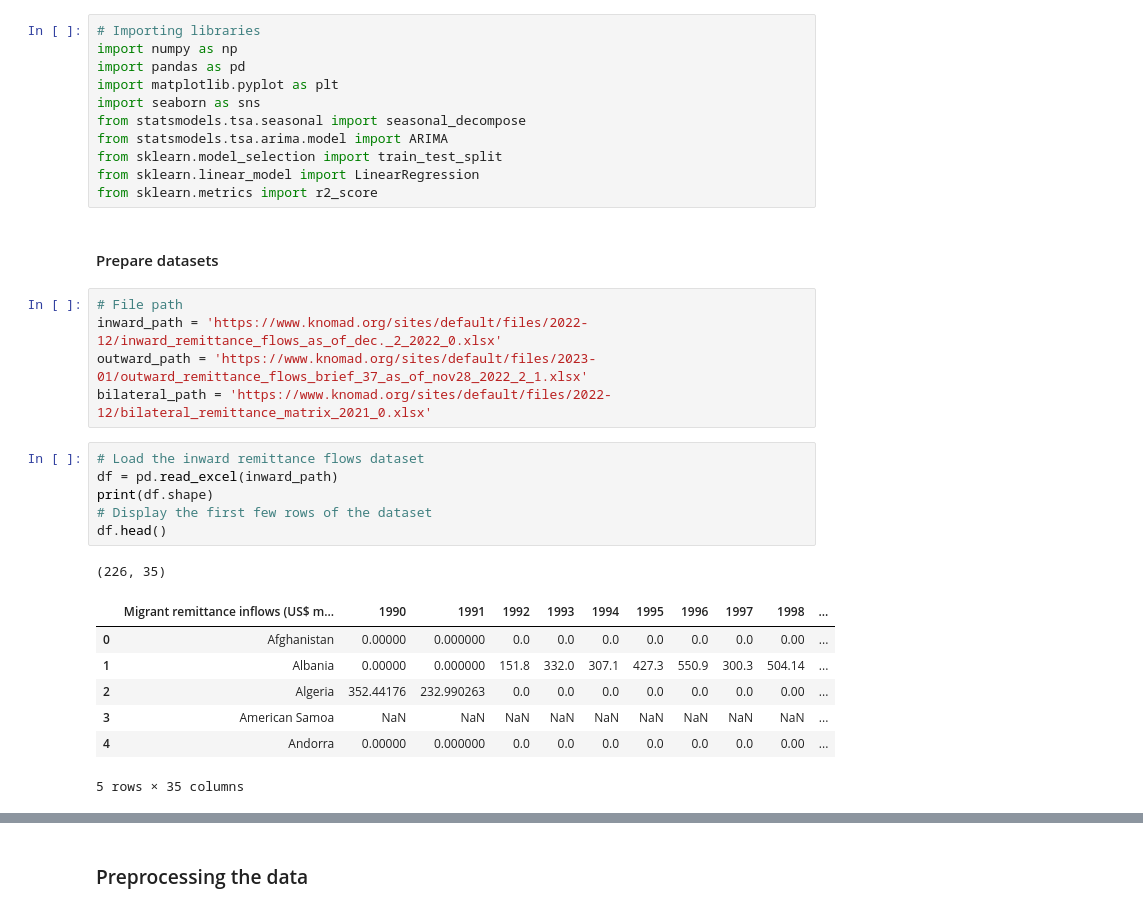
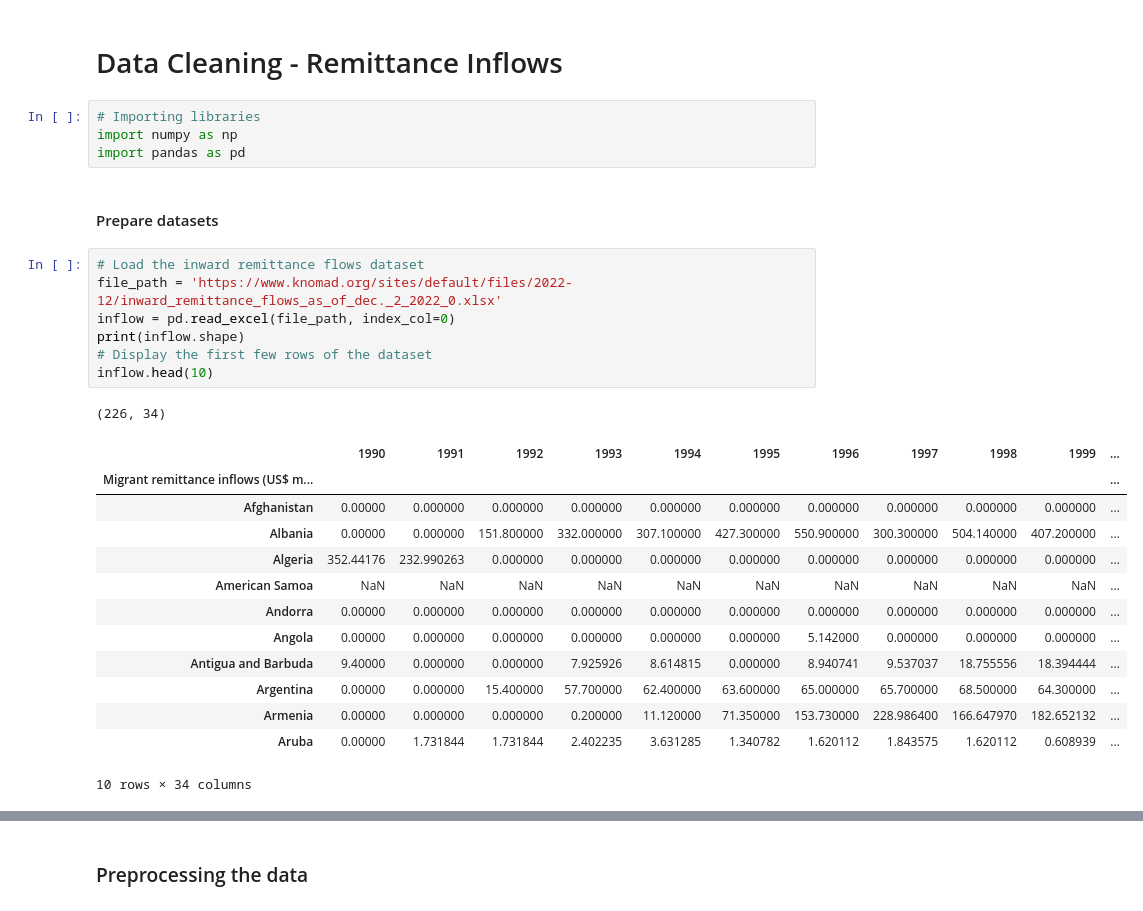
Before and after one commit to oakerekan/Bayes---Hamoye---Remittance-Pattern-and-Economic-development, a Jupyter notebook: Data_Cleaning_Remittance_Inflows.ipynb, the cells around one changed output, grey strips where cells are left out. Cells and saved outputs as stored; diff of their text form.

Commit message:
data cleaning - remittance inflows

```diff
--- a/Data_Cleaning_Remittance_Inflows.ipynb
+++ b/Data_Cleaning_Remittance_Inflows.ipynb
@@ -19,35 +1,32 @@ All monetary values are in terms of millions of US dollars.
-# %%
-# Importing libraries
-import numpy as np
-import pandas as pd
-import matplotlib.pyplot as plt
-import seaborn as sns
-from statsmodels.tsa.seasonal import seasonal_decompose
-from statsmodels.tsa.arima.model import ARIMA
-from sklearn.model_selection import train_test_split
-from sklearn.linear_model import LinearRegression
-from sklearn.metrics import r2_score
+# %% [markdown]
+# Data Cleaning - Remittance Inflows
+# %%
+# Importing libraries
+import numpy as np
+import pandas as pd
 # %% [markdown]
 #### Prepare datasets
-# %%
-# File path
-inward_path = 'https://www.knomad.org/sites/default/files/2022-12/inward_remittance_flows_as_of_dec._2_2022_0.xlsx'
-outward_path = 'https://www.knomad.org/sites/default/files/2023-01/outward_remittance_flows_brief_37_as_of_nov28_2022_2_1.xlsx'
-bilateral_path = 'https://www.knomad.org/sites/default/files/2022-12/bilateral_remittance_matrix_2021_0.xlsx'
 # %%
 # Load the inward remittance flows dataset
-df = pd.read_excel(inward_path)
-print(df.shape)
+file_path = 'https://www.knomad.org/sites/default/files/2022-12/inward_remittance_flows_as_of_dec._2_2022_0.xlsx'
+inflow = pd.read_excel(file_path, index_col=0)
+print(inflow.shape)
 # Display the first few rows of the dataset
-df.head()
+inflow.head(10)
 # %% [output]
-(226, 35)
+(226, 34)
-|  | Migrant remittance inflows (US$ m... | 1990 | 1991 | 1992 | 1993 | 1994 | 1995 | 1996 | 1997 | 1998 | ... |
-| 0 | Afghanistan | 0.00000 | 0.000000 | 0.0 | 0.0 | 0.0 | 0.0 | 0.0 | 0.0 | 0.00 | ... |
-| 1 | Albania | 0.00000 | 0.000000 | 151.8 | 332.0 | 307.1 | 427.3 | 550.9 | 300.3 | 504.14 | ... |
-| 2 | Algeria | 352.44176 | 232.990263 | 0.0 | 0.0 | 0.0 | 0.0 | 0.0 | 0.0 | 0.00 | ... |
-| 3 | American Samoa | NaN | NaN | NaN | NaN | NaN | NaN | NaN | NaN | NaN | ... |
-| 4 | Andorra | 0.00000 | 0.000000 | 0.0 | 0.0 | 0.0 | 0.0 | 0.0 | 0.0 | 0.00 | ... |
+|  | 1990 | 1991 | 1992 | 1993 | 1994 | 1995 | 1996 | 1997 | 1998 | 1999 | ... |
+| Migrant remittance inflows (US$ m... |  |  |  |  |  |  |  |  |  |  | ... |
+| Afghanistan | 0.00000 | 0.000000 | 0.000000 | 0.000000 | 0.000000 | 0.000000 | 0.000000 | 0.000000 | 0.000000 | 0.000000 | ... |
+| Albania | 0.00000 | 0.000000 | 151.800000 | 332.000000 | 307.100000 | 427.300000 | 550.900000 | 300.300000 | 504.140000 | 407.200000 | ... |
+| Algeria | 352.44176 | 232.990263 | 0.000000 | 0.000000 | 0.000000 | 0.000000 | 0.000000 | 0.000000 | 0.000000 | 0.000000 | ... |
+| American Samoa | NaN | NaN | NaN | NaN | NaN | NaN | NaN | NaN | NaN | NaN | ... |
+| Andorra | 0.00000 | 0.000000 | 0.000000 | 0.000000 | 0.000000 | 0.000000 | 0.000000 | 0.000000 | 0.000000 | 0.000000 | ... |
+| Angola | 0.00000 | 0.000000 | 0.000000 | 0.000000 | 0.000000 | 0.000000 | 5.142000 | 0.000000 | 0.000000 | 0.000000 | ... |
+| Antigua and Barbuda | 9.40000 | 0.000000 | 0.000000 | 7.925926 | 8.614815 | 0.000000 | 8.940741 | 9.537037 | 18.755556 | 18.394444 | ... |
+| Argentina | 0.00000 | 0.000000 | 15.400000 | 57.700000 | 62.400000 | 63.600000 | 65.000000 | 65.700000 | 68.500000 | 64.300000 | ... |
+| Armenia | 0.00000 | 0.000000 | 0.000000 | 0.200000 | 11.120000 | 71.350000 | 153.730000 | 228.986400 | 166.647970 | 182.652132 | ... |
+| Aruba | 0.00000 | 1.731844 | 1.731844 | 2.402235 | 3.631285 | 1.340782 | 1.620112 | 1.843575 | 1.620112 | 0.608939 | ... |
-5 rows × 35 columns
+10 rows × 34 columns
 # %%
 # Display the dataset information
```
Also changed, not shown: parts of 15 cells of this notebook.
